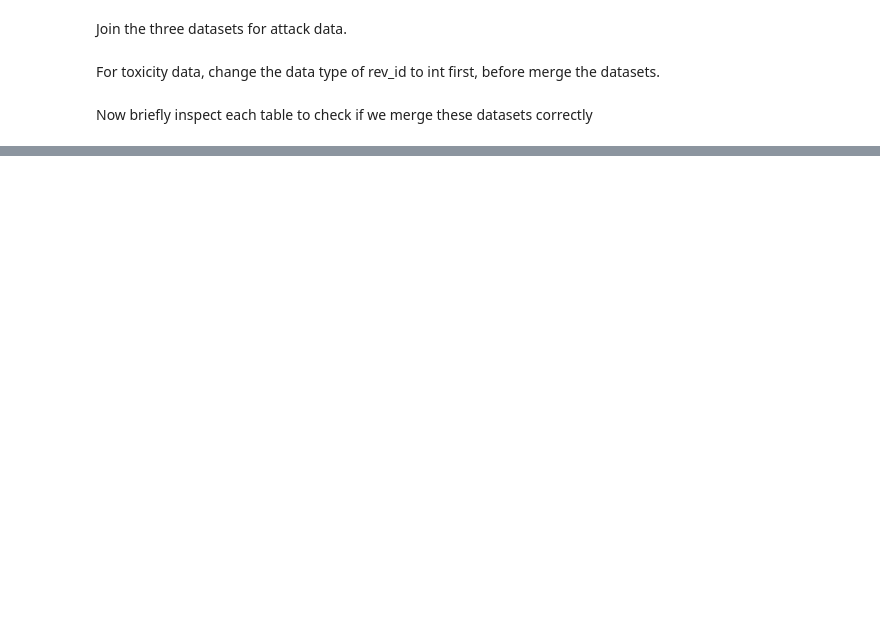
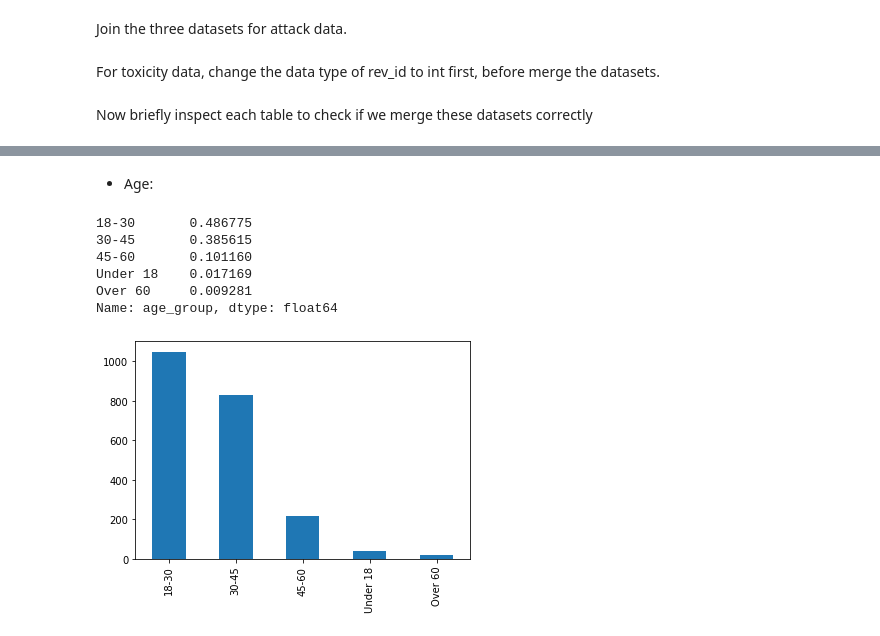
Before and after one commit to Shuya-Ma/data-512, a Jupyter notebook: data-512-a2/data-512-a2.ipynb, the cells around one changed output, grey strips where cells are left out. Saved outputs shown, nothing was run; the diff lists cells and outputs as text; code cells hidden in the pictures; blank space fills up the shorter version.

```diff
--- a/data-512-a2/data-512-a2.ipynb
+++ b/data-512-a2/data-512-a2.ipynb
@@ -56,0 +72,14 @@ toxic.head()
+# %% [markdown]
+-  Age:
+# %%
+attack_age = attack_demograohics['age_group'].value_counts()
+attack_age.plot(kind='bar')
+attack_age/attack_age.sum()
+# %% [output]
+18-30       0.486775
+30-45       0.385615
+45-60       0.101160
+Under 18    0.017169
+Over 60     0.009281
+Name: age_group, dtype: float64
+[figure, added]
```
Also changed, not shown: parts of 27 cells of this notebook, 1 other file.
